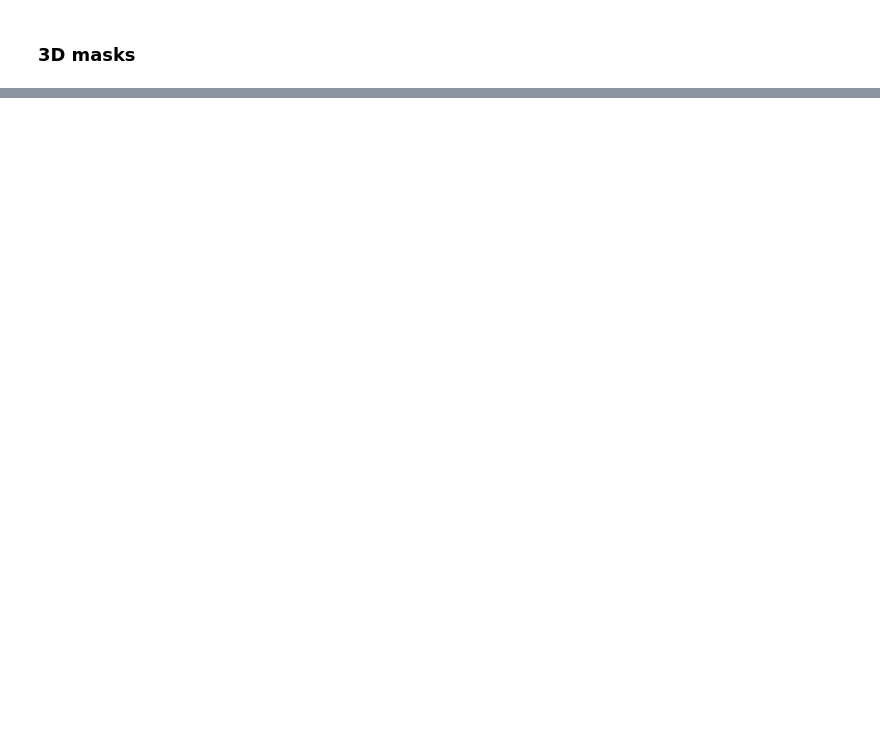
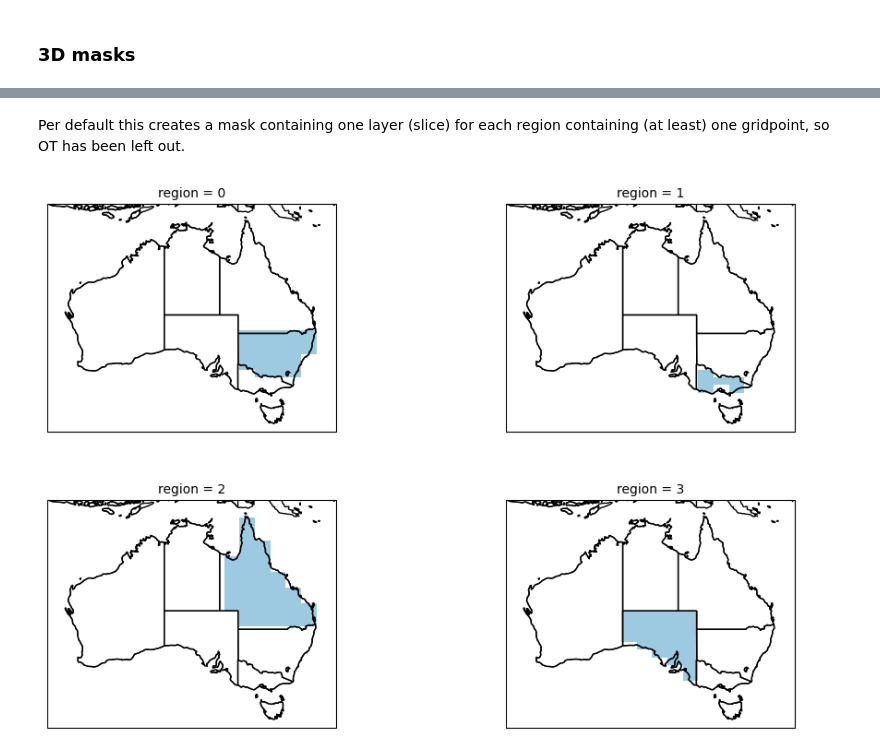
Before and after one commit to aus-ref-clim-data-nci/shapefiles, a Jupyter notebook: python_tutorial.ipynb, the cells around one changed output, grey strips where cells are left out. Drawn from its saved outputs; the diff is of its cells as text; code cells hidden in the pictures; blank space fills up the shorter version.

Commit message:
Add 3d masks

```diff
--- a/python_tutorial.ipynb
+++ b/python_tutorial.ipynb
@@ -162,3 +179,4 @@ plt.show()
 ### 3D masks
 # %%
 #mask3d = regionmask.mask_3D_geopandas(shapes, lons, lats)
+mask3d = states_regions.mask_3D(ds)
@@ -188,0 +203,21 @@ xarray.core.dataarray.DataArray
+# %% [markdown]
+Per default this creates a mask containing one layer (slice) for each region containing (at least) one gridpoint, so OT has been left out.
+# %%
+fg = mask3d.isel(region=slice(4)).plot(
+    subplot_kws=dict(projection=ccrs.PlateCarree()),
+    col="region",
+    col_wrap=2,
+    transform=ccrs.PlateCarree(),
+    add_colorbar=False,
+    aspect=1.5,
+    cmap=mplc.ListedColormap(["none", "#9ecae1"]),
+)
+
+for ax in fg.axes.flatten():
+    ax.coastlines()
+    ax.set_extent([110, 157, -8, -45], crs=ccrs.PlateCarree())
+    ax.add_feature(cartopy.feature.STATES)
+
+fg.fig.subplots_adjust(hspace=0.3, wspace=0.05)
+# %% [output]
+[figure, added]
```
Also changed, not shown: parts of 26 cells of this notebook.
